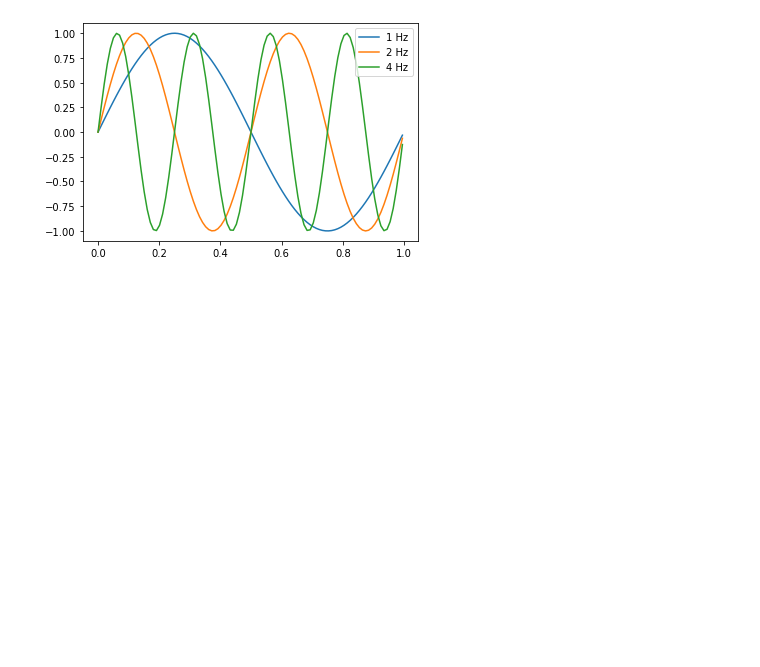
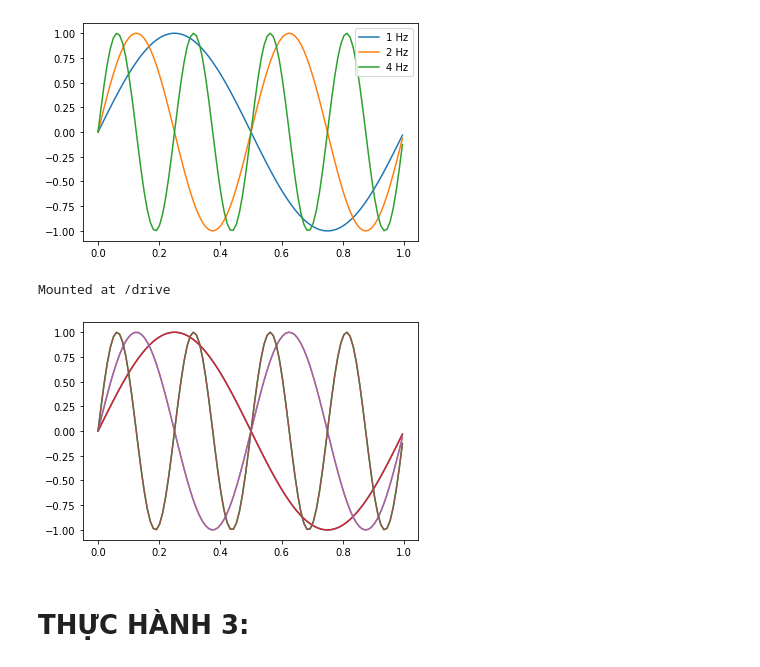
Before and after one commit to BuiGiaAn/ThucHanhToanCC, a Jupyter notebook: CHƯƠNG4.ipynb, the cells around one changed output. Drawn from its saved outputs; the diff is of its cells as text; code cells hidden in the pictures; blank space fills up the shorter version.

```diff
--- a/CHƯƠNG4.ipynb
+++ b/CHƯƠNG4.ipynb
@@ -29,2 +25,19 @@ plt.show()
 # %% [output]
 [figure]
+# %%
+from google.colab import drive
+drive.mount('/drive')
+# %% [output]
+Mounted at /drive
+# %%
+fig, ax = plt.subplots()
+for f in fs:
+  y = np.sin(2 * np.pi * f * t)
+  ax.plot(t, y, label='{} Hz'.format(f))
+for f in fs:
+  y = np.sin(2 * np.pi * f * t)
+  plt.plot(t, y, label='{} Hz'.format(f))
+# %% [output]
+[figure, added]
+# %% [markdown]
+# **THỰC HÀNH 3:**
```
Also changed, not shown: parts of 1 cell of this notebook.
